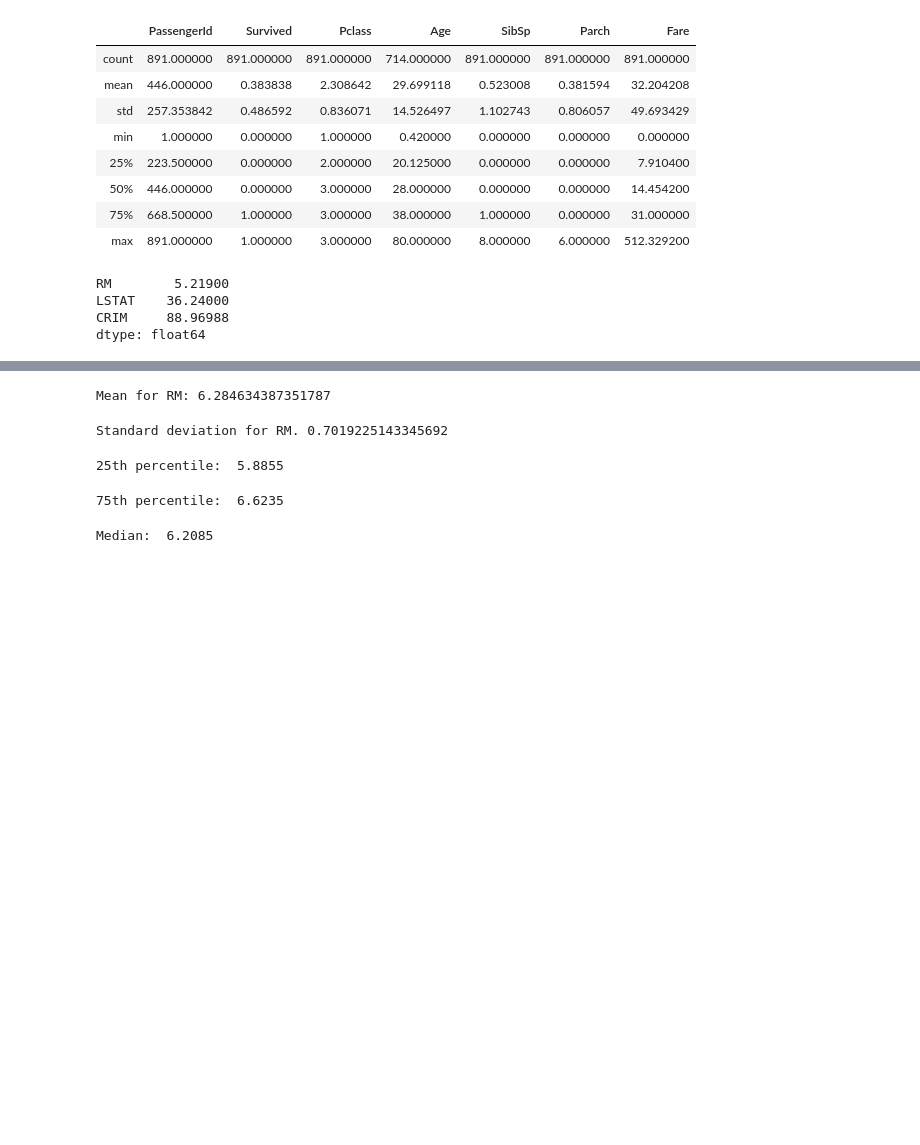
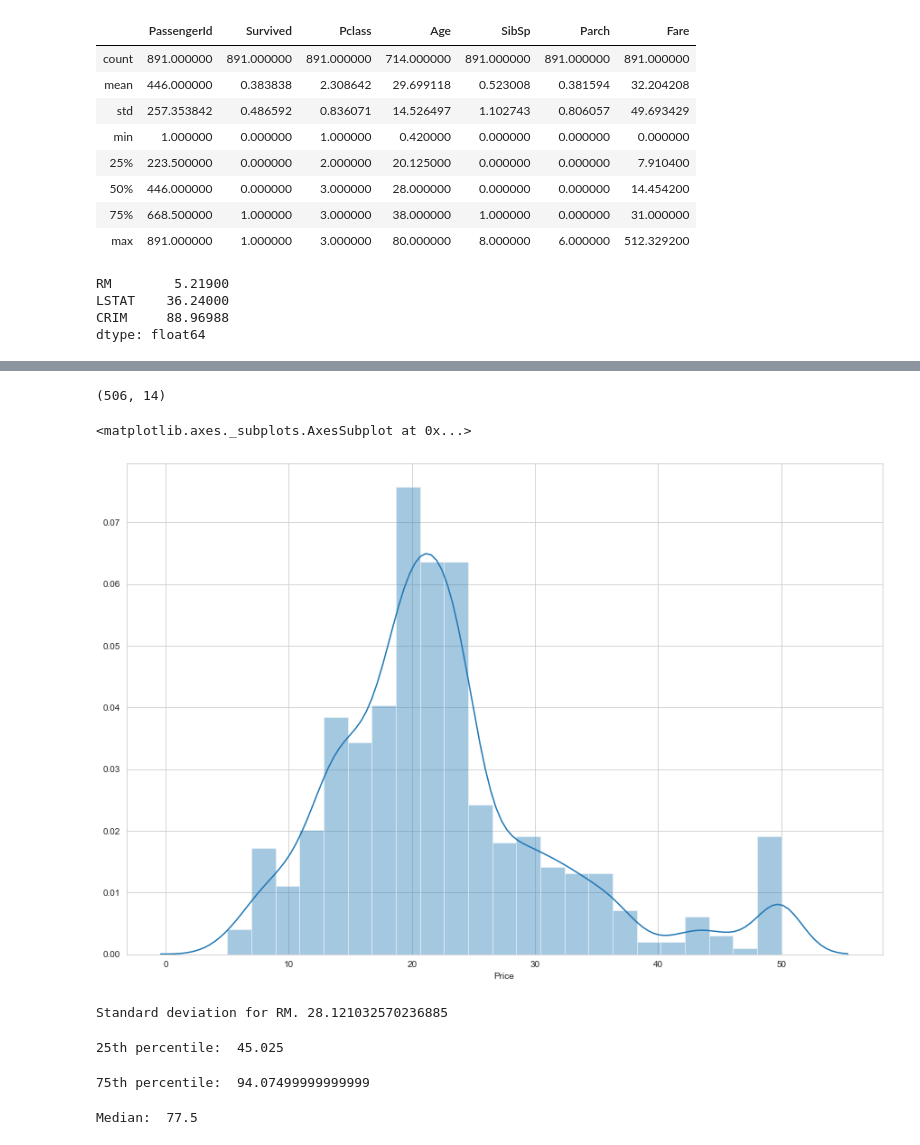
Before and after one commit to DATA602/Class, a Jupyter notebook: DATA602 Feature Engineering.ipynb, the cells around one changed output, grey strips where cells are left out. Cells and saved outputs as stored; diff of their text form; code cells hidden in the pictures; blank space fills up the shorter version.

```diff
--- a/DATA602 Feature Engineering.ipynb
+++ b/DATA602 Feature Engineering.ipynb
@@ -195,0 +226,8 @@ dtype: float64
+# %%
+# Reset data as pandas DataFrame
+boston_df = DataFrame(boston.data)
+
+# Label columns
+boston_df.columns = boston.feature_names
+# Show first five rows
+boston_df.head()
@@ -196,24 +241,30 @@ dtype: float64
+# %%
+boston_df.shape
+# %% [output]
+(506, 14)
+# %%
+plt.figure(figsize=(15,10))
+plt.tight_layout()
+sns.distplot(boston_df['Price'])
+# %% [output]
+<matplotlib.axes._subplots.AxesSubplot at 0x...>
+[figure, added]
 # %%
-# Calculate mean for RM
-print("Mean for RM:", np.mean(boston['RM']))
+# Calculate std for RM
+print("Standard deviation for RM.",np.std(boston_df['AGE']))
 # %% [output]
-Mean for RM: 6.284634387351787
+Standard deviation for RM. 28.121032570236885
-# %%
-# Calculate std for RM
-print("Standard deviation for RM.",np.std(boston['RM']))
-# %% [output]
-Standard deviation for RM. 0.7019225143345692
 # %%
-print("25th percentile: ",np.percentile(boston['RM'], 25))
+print("25th percentile: ",np.percentile(boston_df['AGE'], 25))
 # %% [output]
-25th percentile:  5.8855
+25th percentile:  45.025
 # %%
-print("75th percentile: ",np.percentile(boston['RM'], 75))
+print("75th percentile: ",np.percentile(boston_df['AGE'], 75))
 # %% [output]
-75th percentile:  6.6235
+75th percentile:  94.07499999999999
 # %%
-print("Median: ",np.percentile(boston['RM'], 50))
+print("Median: ",np.percentile(boston_df['AGE'], 50))
 # %% [output]
-Median:  6.2085
+Median:  77.5
 # %%
 # Compute the percentage of missing values
```
Also changed, not shown: parts of 15 cells of this notebook.
